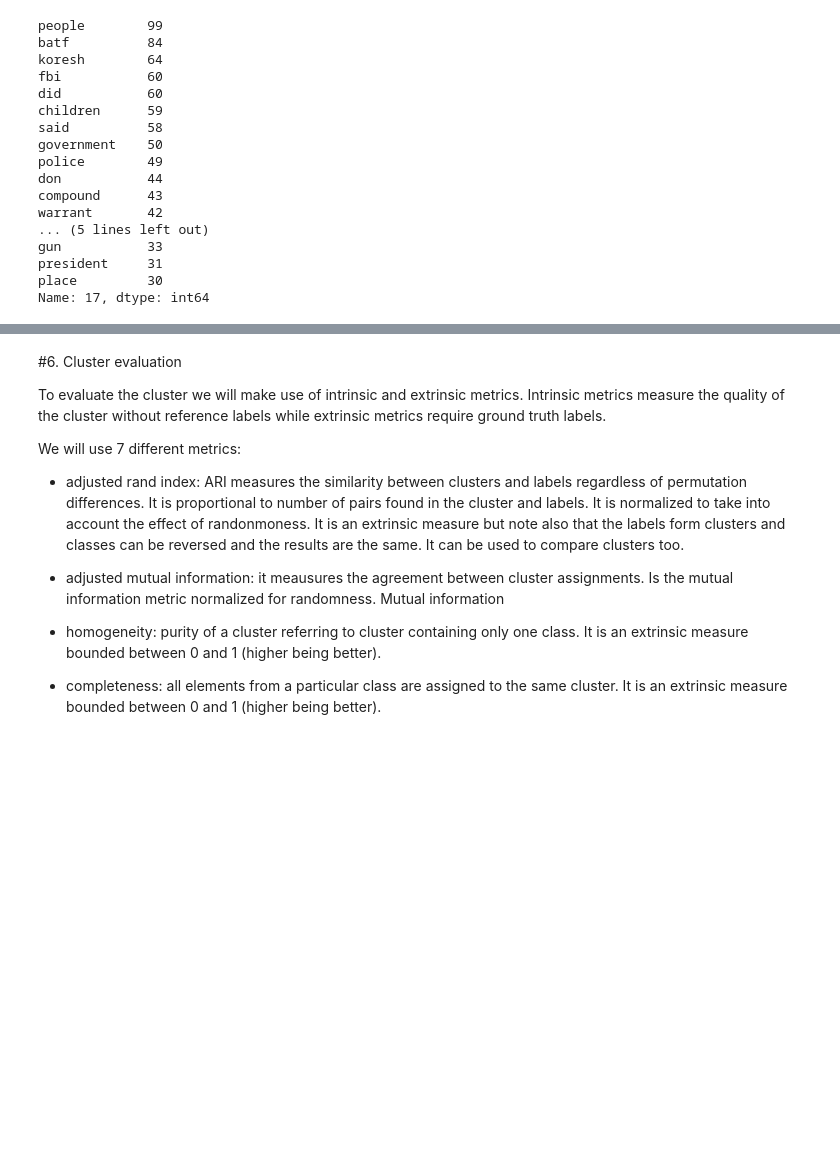
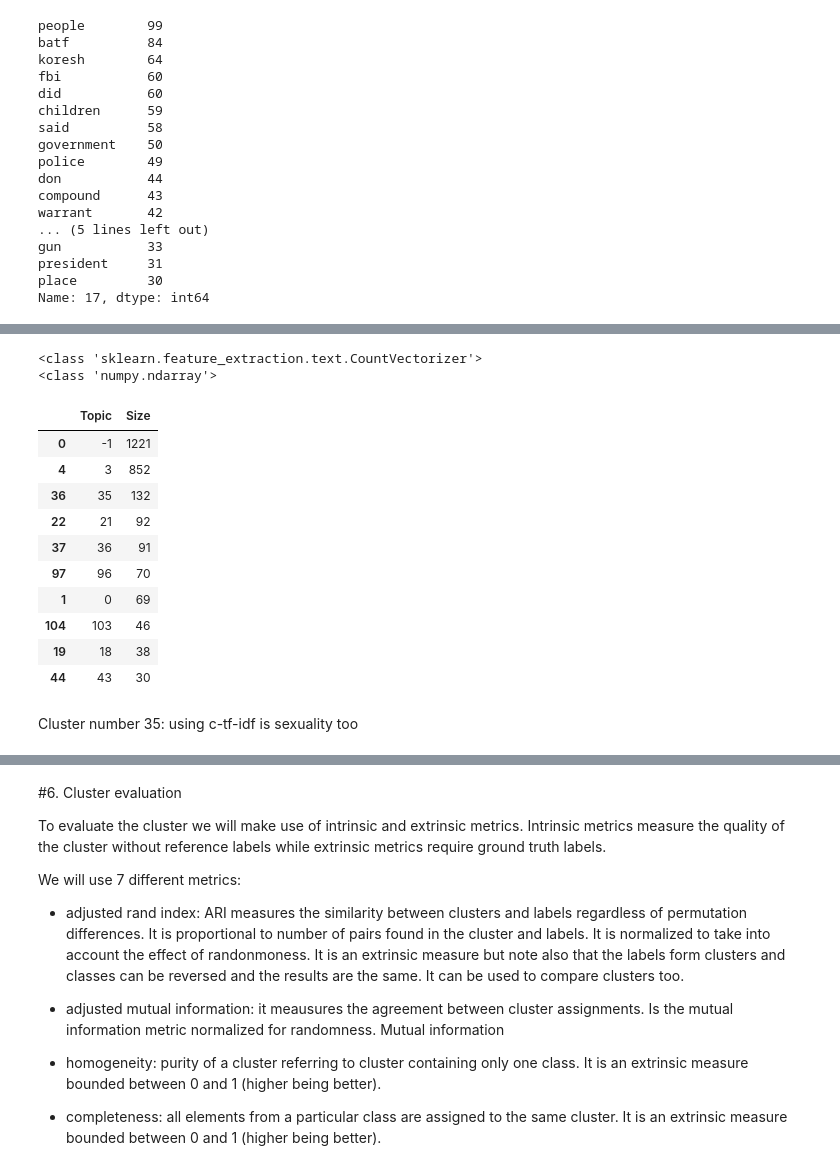
Before and after one commit to bparment1/deep-learning-nlp-intro, a Jupyter notebook: topic_modeling_bertopic_top2vec.ipynb, the cells around one changed output, grey strips where cells are left out. Saved outputs shown, nothing was run; the diff lists cells and outputs as text; code cells hidden in the pictures; blank space fills up the shorter version.

Commit message:
major update for topic modeling

```diff
--- a/topic_modeling_bertopic_top2vec.ipynb
+++ b/topic_modeling_bertopic_top2vec.ipynb
@@ -955,0 +965,4 @@ About baseball
+# %%
+df_topic_doc= df_topic_doc.merge(cluster_lookup_df,left_on='label',right_on='cluster')
+print(df_topic_doc.shape)
+df_topic_doc.columns
@@ -1022,4 +1079,6 @@ Show cluster tf idf + a look at the size of the clusters
 # %%
+#function modified from
+#https://www.kdnuggets.com/2020/11/topic-modeling-bert.html
 def c_tf_idf(documents, m, ngram_range=(1, 1)):
     count = CountVectorizer(ngram_range=ngram_range,
                             stop_words="english").fit(documents)
@@ -1033,3 +1092,50 @@ def c_tf_idf(documents, m, ngram_range=(1, 1)):
     return tf_idf, count
 
 #tf_idf, count = c_tf_idf(docs_per_topic.Doc.values, m=len(data))
+
+#function modified from
+#https://www.kdnuggets.com/2020/11/topic-modeling-bert.html
+def extract_top_n_words_per_topic(tf_idf, count, df_topic_doc, n=20):
+    words = count.get_feature_names_out()
+    labels = list(df_topic_doc.cluster)
+    tf_idf_transposed = tf_idf.T
+    indices = tf_idf_transposed.argsort()[:, -n:]
+    top_n_words = {label: [(words[j], tf_idf_transposed[i][j]) for j in indices[i]][::-1] for i, label in enumerate(labels)}
+    return top_n_words
+
+#function modified from
+#https://www.kdnuggets.com/2020/11/topic-modeling-bert.html
+def extract_topic_sizes(df):
+    topic_sizes = (df.groupby(['cluster'])
+                     .text
+                     .count()
+                     .reset_index()
+                     .rename({"cluster": "Topic", "text": "Size"}, axis='columns')
+                     .sort_values("Size", ascending=False))
+    return topic_sizes
+# %%
+tf_idf, count = c_tf_idf(documents = df_topic_doc['text'].values,
+                         m=sum(df_topic_doc['count']))
+print(type(count))
+print(type(tf_idf))
+# %% [output]
+<class 'sklearn.feature_extraction.text.CountVectorizer'>
+<class 'numpy.ndarray'>
+# %%
+top_n_words = extract_top_n_words_per_topic(tf_idf, count, df_topic_doc, n=20)
+topic_sizes = extract_topic_sizes(df);
+topic_sizes.head(10)
+# %% [output]
+|  | Topic | Size |
+| 0 | -1 | 1221 |
+| 4 | 3 | 852 |
+| 36 | 35 | 132 |
+| 22 | 21 | 92 |
+| 37 | 36 | 91 |
+| 97 | 96 | 70 |
+| 1 | 0 | 69 |
+| 104 | 103 | 46 |
+| 19 | 18 | 38 |
+| 44 | 43 | 30 |
+# %% [markdown]
+Cluster number 35: using c-tf-idf is sexuality too
```
Also changed, not shown: parts of 36 cells of this notebook.
